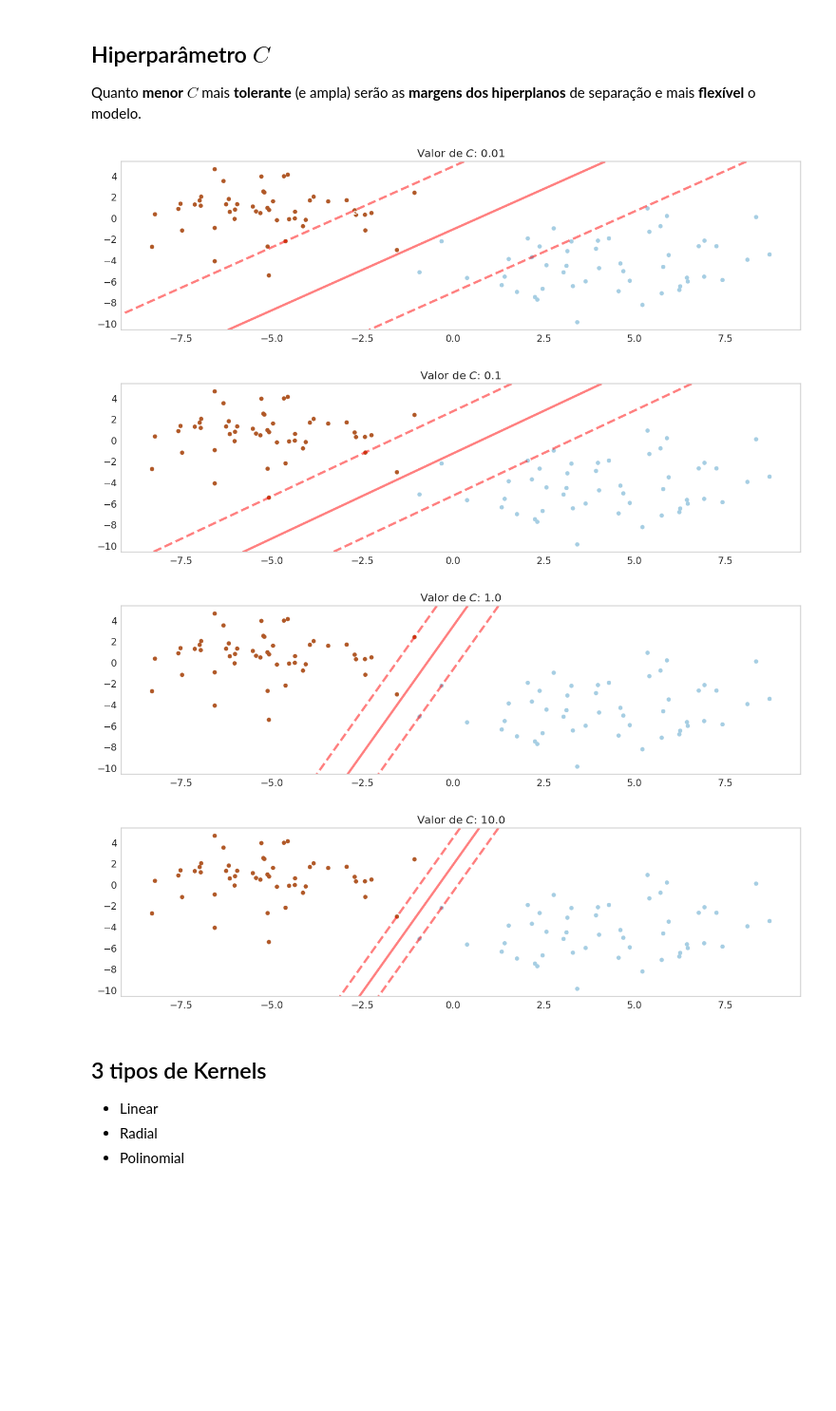
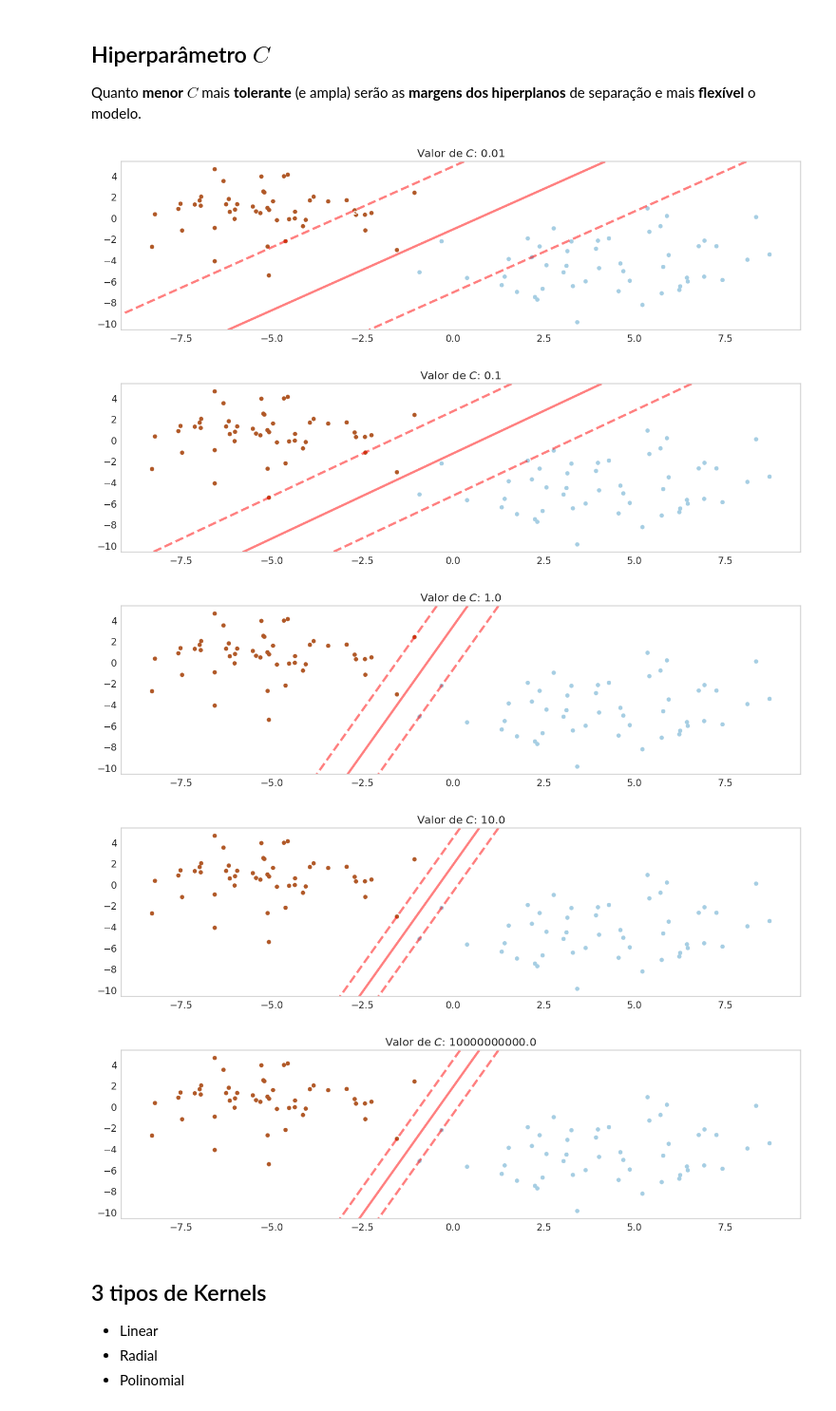
Before and after one commit to bilhalvadiego/ds-course, a Jupyter notebook: notebooks/Aula_13_Support_Vector_Machines.ipynb, the cells around one changed output. Shown: that part at 95% size. Drawn from its saved outputs; the diff is of its cells as text; code cells hidden in the pictures; blank space fills up the shorter version.

```diff
--- a/notebooks/Aula_13_Support_Vector_Machines.ipynb
+++ b/notebooks/Aula_13_Support_Vector_Machines.ipynb
@@ -34,40 +34,42 @@ X, y = make_blobs(n_samples=100, centers=2,
                   cluster_std=2, random_state=123)
 
 # Implementando SVM linear para níveis diferentes de C
-for C in [1e-2, 1e-1, 1e0, 1e1]:
-    clf = SVC(kernel='linear', C=C)
-    clf.fit(X, y)
+for C in [1e-2, 1e-1, 1e0, 1e1, 1e10]:
+    clf = SVC( kernel='linear', C=C)
+    clf.fit(X, y) #E
 
     plt.figure(figsize=(16, 4))
     plt.clf()
     plt.grid(False)
     plt.scatter(X[:, 0], X[:, 1], c=y, s=30, cmap=plt.cm.Paired)
 
     # plot the decision function
     ax = plt.gca()
     xlim = ax.get_xlim()
     ylim = ax.get_ylim()
 
     # create grid to evaluate model
     xx = np.linspace(xlim[0], xlim[1], 30)
     yy = np.linspace(ylim[0], ylim[1], 30)
     YY, XX = np.meshgrid(yy, xx)
     xy = np.vstack([XX.ravel(), YY.ravel()]).T
+
     Z = clf.decision_function(xy).reshape(XX.shape)
 
     # plot decision boundary and margins
     ax.contour(XX, YY, Z, colors='red', levels=[-1, 0, 1], alpha=0.5,
                linestyles=['--', '-', '--'], linewidths=3)
     # plot support vectors
     ax.scatter(clf.support_vectors_[:, 0], clf.support_vectors_[:, 1], s=100,
                linewidth=1, facecolors='none', edgecolors='w')
     plt.title(f"Valor de $C$: {C}")
 plt.show()
 # %% [output]
 [figure]
 [figure]
 [figure]
 [figure]
+[figure, added]
 # %% [markdown]
 ## 3 tipos de Kernels
 
```
Also changed, not shown: parts of 11 cells of this notebook, 7 other files.
